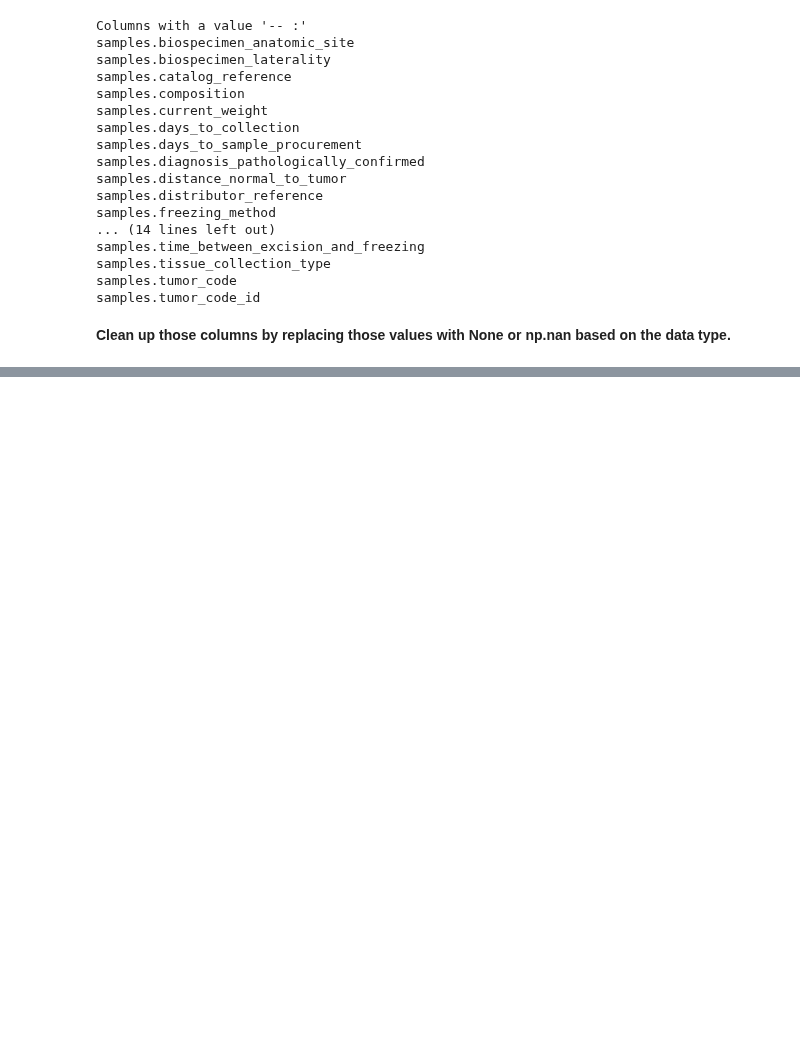
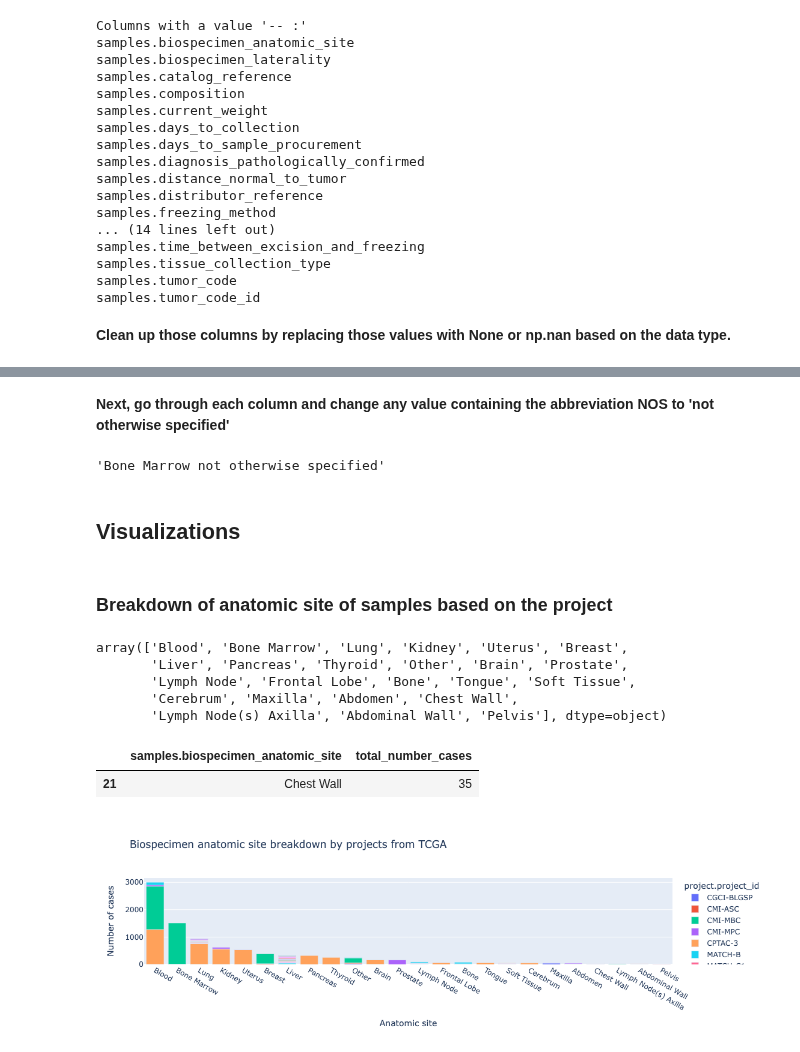
Before and after one commit to mparikh20/exploratory-analysis, a Jupyter notebook: tcga_metadata/notebooks/tcga_eda.ipynb, the cells around one changed output, grey strips where cells are left out. Cells and saved outputs as stored; diff of their text form; code cells hidden in the pictures; blank space fills up the shorter version.

Commit message:
Checking in EDA and plot for sample metadata from TCGA.

```diff
--- a/tcga_metadata/notebooks/tcga_eda.ipynb
+++ b/tcga_metadata/notebooks/tcga_eda.ipynb
@@ -177,0 +119,50 @@ Name: count, Length: 106, dtype: int64
+# %% [markdown]
+**Next, go through each column and change any value containing the abbreviation NOS to 'not otherwise specified'**
+# %%
+def define_nos(value):
+    if type(value) == str and 'NOS' in value.split():
+        value = value.replace('NOS', 'not otherwise specified')
+    return value
+# %%
+sample_df2 = sample_df2.map(define_nos)
+# %%
+# confirm change:
+sample_df2.iloc[0]['samples.specimen_type']
+# %% [output]
+'Bone Marrow not otherwise specified'
+# %% [markdown]
+## Visualizations
+# %% [markdown]
+### Breakdown of anatomic site of samples based on the project
+# %%
+sites_df = sample_df2.groupby(['project.project_id', 'samples.biospecimen_anatomic_site'])['cases.case_id'].count().reset_index()
+# %%
+# for effective visualization, take only cases > 10
+sites_df2 = sites_df.groupby('samples.biospecimen_anatomic_site')['cases.case_id'].sum().reset_index()
+sites_df2 = sites_df2.rename(columns={'cases.case_id':'total_number_cases'})
+
+selected_sites = sites_df2[sites_df2['total_number_cases']>=20]['samples.biospecimen_anatomic_site'].values
+axis_order = sites_df2[sites_df2['samples.biospecimen_anatomic_site'].isin(selected_sites)].sort_values(by='total_number_cases', ascending=False)
+axis_order['samples.biospecimen_anatomic_site'].values
+# %% [output]
+array(['Blood', 'Bone Marrow', 'Lung', 'Kidney', 'Uterus', 'Breast',
+       'Liver', 'Pancreas', 'Thyroid', 'Other', 'Brain', 'Prostate',
+       'Lymph Node', 'Frontal Lobe', 'Bone', 'Tongue', 'Soft Tissue',
+       'Cerebrum', 'Maxilla', 'Abdomen', 'Chest Wall',
+       'Lymph Node(s) Axilla', 'Abdominal Wall', 'Pelvis'], dtype=object)
+# %%
+sites_df2[sites_df2['samples.biospecimen_anatomic_site']=='Chest Wall']
+# %% [output]
+|  | samples.biospecimen_anatomic_site | total_number_cases |
+| 21 | Chest Wall | 35 |
+# %%
+fig = px.bar(sites_df[sites_df['samples.biospecimen_anatomic_site'].isin(selected_sites)],
+             x='samples.biospecimen_anatomic_site',
+             y='cases.case_id',
+             color='project.project_id',
+             category_orders={'samples.biospecimen_anatomic_site': axis_order['samples.biospecimen_anatomic_site'].values},
+             title='Biospecimen anatomic site breakdown by projects from TCGA',
+             labels={'cases.case_id': 'Number of cases', 'samples.biospecimen_anatomic_site': 'Anatomic site'})
+fig.show()
+# %% [output]
+[figure, added]
```
Also changed, not shown: parts of 15 cells of this notebook.
